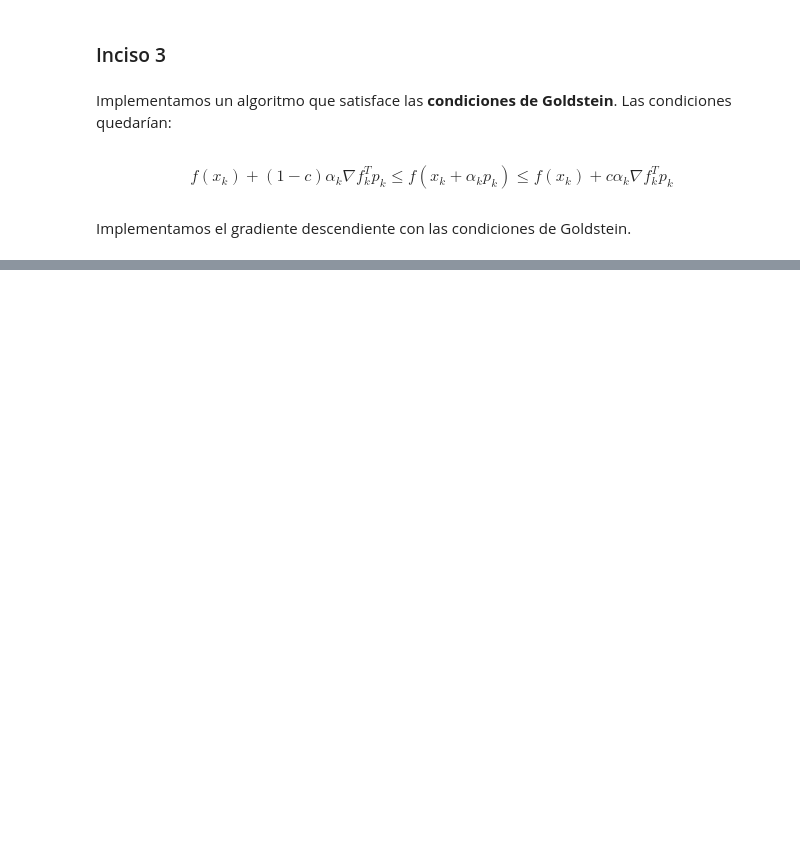
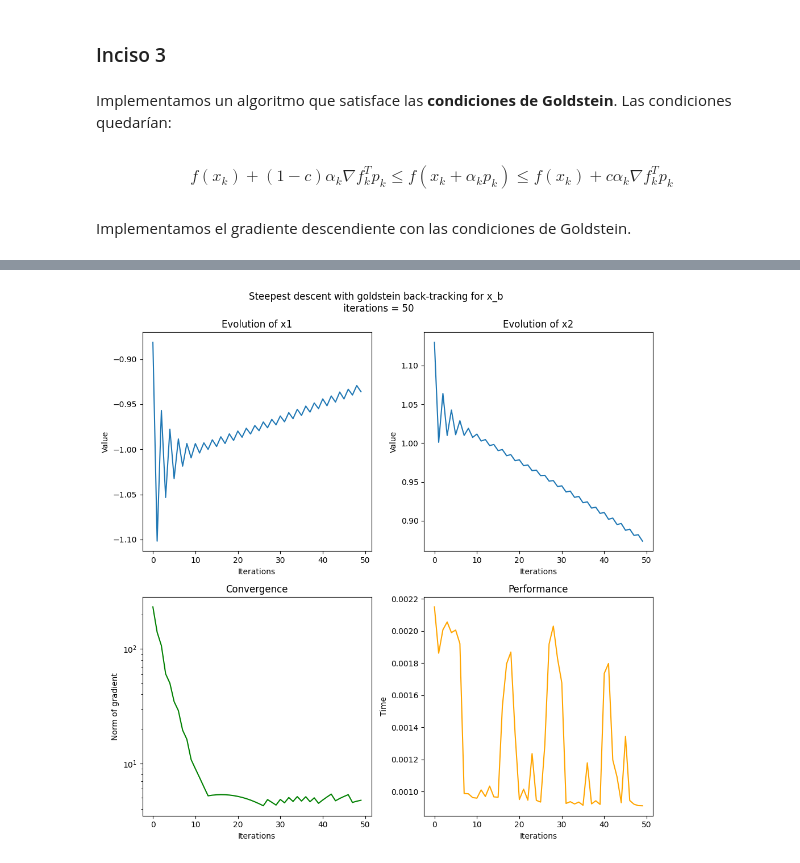
Before and after one commit to ThesplumCoder/convex-optimization, a Jupyter notebook: topics/backtracking.ipynb, the cells around one changed output, grey strips where cells are left out. Drawn from its saved outputs; the diff is of its cells as text; code cells hidden in the pictures; blank space fills up the shorter version.

```diff
--- a/topics/backtracking.ipynb
+++ b/topics/backtracking.ipynb
@@ -416,0 +436,32 @@ plt.show()
+# %%
+results_goldstein_xB = steepest_descent_goldstein(50, alpha_manual, point_xB, e_max)
+# %%
+plt.figure(figsize=(10, 10))
+plt.subplot(2, 2, 1)
+plt.plot(results_goldstein_xB[2][:, 0])
+plt.xlabel('Iterations')
+plt.ylabel('Value')
+plt.title('Evolution of x1')
+plt.subplot(2, 2, 2)
+plt.plot(results_goldstein_xB[2][:, 1])
+plt.xlabel('Iterations')
+plt.ylabel('Value')
+plt.title('Evolution of x2')
+
+plt.subplot(2, 2, 3)
+plt.plot(results_goldstein_xB[0], color = 'green')
+plt.yscale('log')
+plt.xlabel('Iterations')
+plt.ylabel('Norm of gradient')
+plt.title('Convergence')
+plt.subplot(2, 2, 4)
+plt.plot(results_goldstein_xB[1], color = 'orange')
+plt.xlabel('Iterations')
+plt.ylabel('Time')
+plt.title('Performance')
+
+plt.suptitle(f'Steepest descent with goldstein back-tracking for x_b \n iterations = {results_goldstein_xB[2].shape[0]}')
+plt.tight_layout()
+plt.show()
+# %% [output]
+[figure, added]
```
Also changed, not shown: parts of 21 cells of this notebook.
